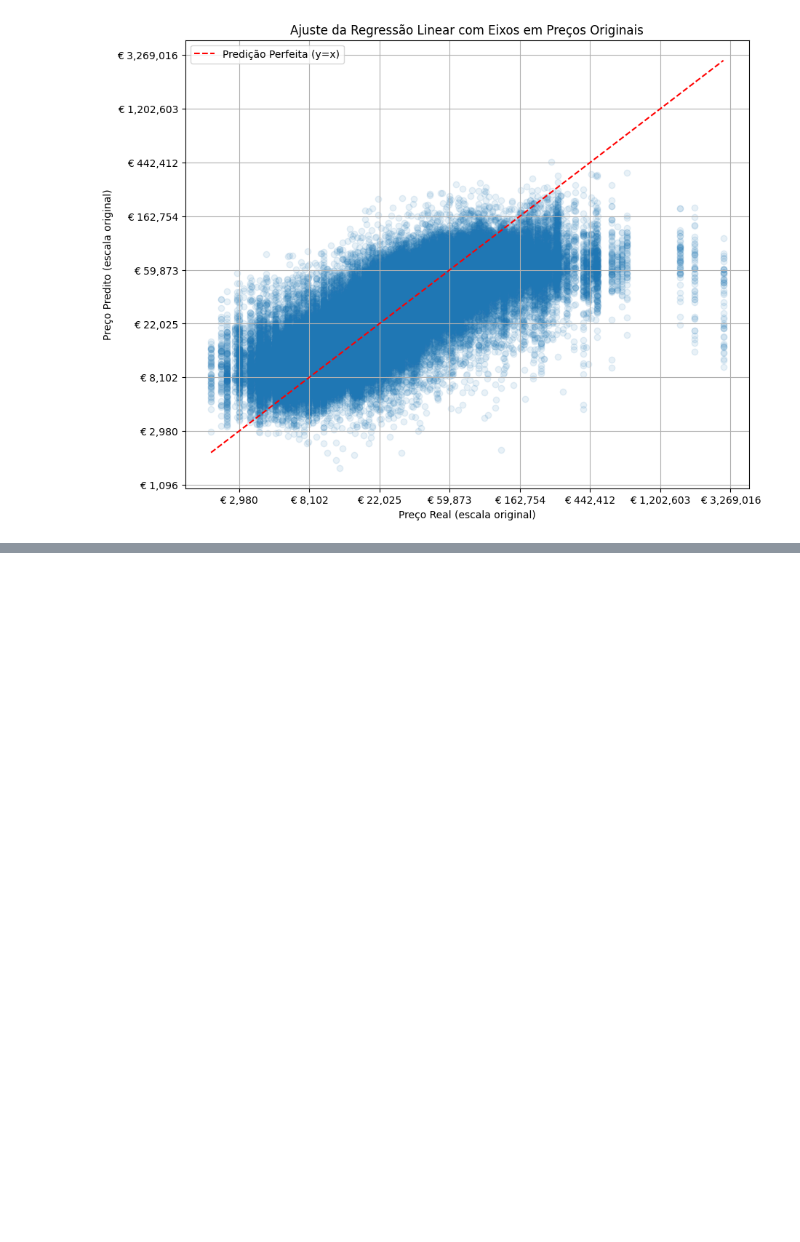
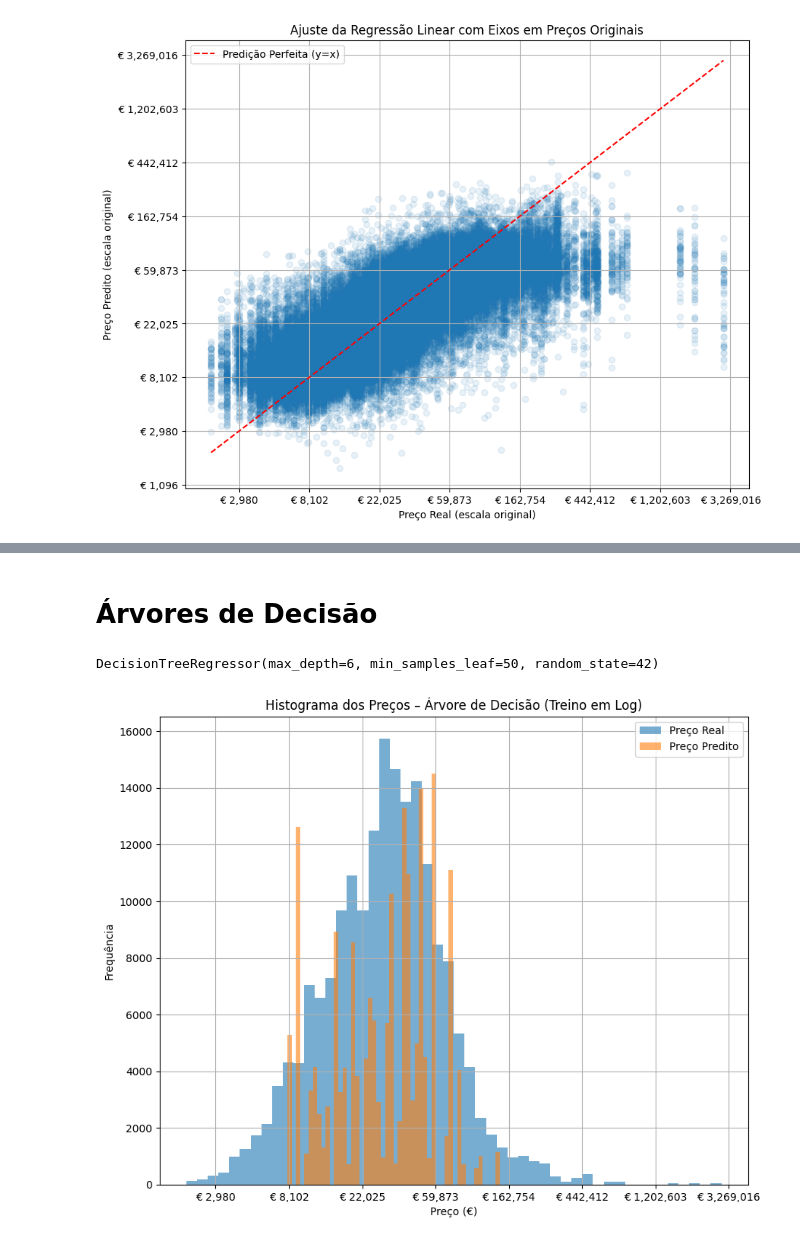
Before and after one commit to ThaylaalyahT/AA_TP1, a Jupyter notebook: car_price_prediction_test.ipynb, the cells around one changed output, grey strips where cells are left out. Drawn from its saved outputs; the diff is of its cells as text; code cells hidden in the pictures; blank space fills up the shorter version.

```diff
--- a/car_price_prediction_test.ipynb
+++ b/car_price_prediction_test.ipynb
@@ -630,0 +464,38 @@ plt.show()
+# %% [markdown]
+# Árvores de Decisão
+# %%
+
+
+# Inicializar o modelo
+tree_model = DecisionTreeRegressor(
+    max_depth=6,          # evita overfitting
+    min_samples_leaf=50,  # folhas mais estáveis
+    random_state=42
+)
+
+# Treinar no target log-transformado
+tree_model.fit(X_train_scaled, Y_train_log)
+# %% [output]
+DecisionTreeRegressor(max_depth=6, min_samples_leaf=50, random_state=42)
+# %%
+Y_train_pred_log = tree_model.predict(X_train_scaled)
+# %%
+plt.figure(figsize=(10, 8))
+
+plt.hist(Y_train_log, bins=50, alpha=0.6, label='Preço Real')
+plt.hist(Y_train_pred_log, bins=50, alpha=0.6, label='Preço Predito')
+
+def original_price_formatter(x, pos):
+    return f'€ {np.expm1(x):,.0f}'
+
+formatter = FuncFormatter(original_price_formatter)
+plt.gca().xaxis.set_major_formatter(formatter)
+
+plt.xlabel('Preço (€)')
+plt.ylabel('Frequência')
+plt.title('Histograma dos Preços – Árvore de Decisão (Treino em Log)')
+plt.legend()
+plt.grid(True)
+plt.show()
+# %% [output]
+[figure, added]
```
Also changed, not shown: parts of 49 cells of this notebook.
